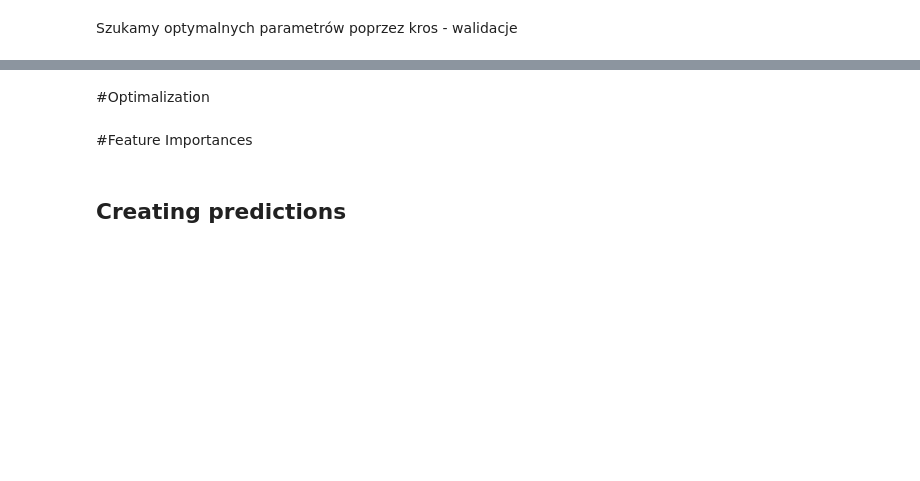
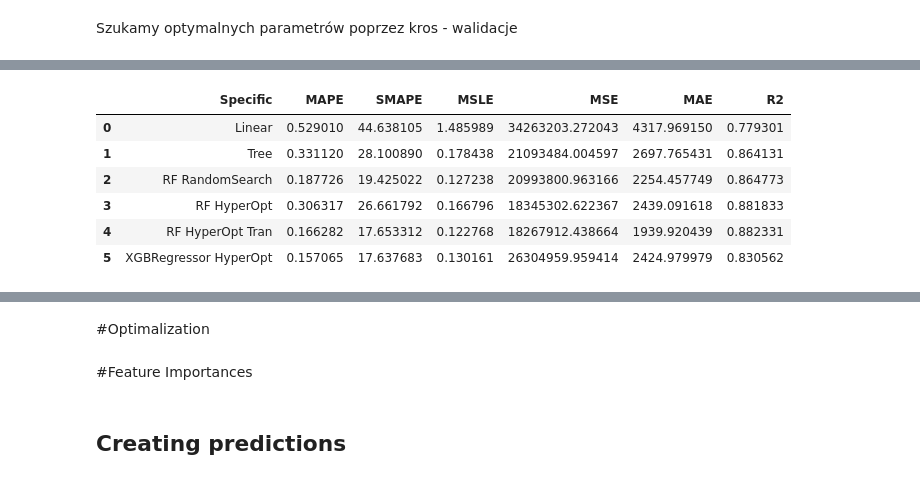
Before and after one commit to infoshareacademy/jdszr9-data_hunters, a Jupyter notebook: Machine Learning - Medical Cost/Main.ipynb, the cells around one changed output, grey strips where cells are left out. Saved outputs shown, nothing was run; the diff lists cells and outputs as text; code cells hidden in the pictures; blank space fills up the shorter version.

Commit message:
Improved displaying

```diff
--- a/Machine Learning - Medical Cost/Main.ipynb
+++ b/Machine Learning - Medical Cost/Main.ipynb
@@ -266,6 +250,14 @@ for modelN in models:
 # %%
-color = (metrics2.MAPE<0.17).map({True: 'background-color: blue', False: ''})
-display(metrics2.style.apply(lambda s: color))
+color = (metrics.MAPE<0.17).map({True: 'background-color: green', False: ''})
+display(metrics.style.apply(lambda s: color))
+# %% [output]
+|  | Specific | MAPE | SMAPE | MSLE | MSE | MAE | R2 |
+| 0 | Linear | 0.529010 | 44.638105 | 1.485989 | 34263203.272043 | 4317.969150 | 0.779301 |
+| 1 | Tree | 0.331120 | 28.100890 | 0.178438 | 21093484.004597 | 2697.765431 | 0.864131 |
+| 2 | RF RandomSearch | 0.187726 | 19.425022 | 0.127238 | 20993800.963166 | 2254.457749 | 0.864773 |
+| 3 | RF HyperOpt | 0.306317 | 26.661792 | 0.166796 | 18345302.622367 | 2439.091618 | 0.881833 |
+| 4 | RF HyperOpt Tran | 0.166282 | 17.653312 | 0.122768 | 18267912.438664 | 1939.920439 | 0.882331 |
+| 5 | XGBRegressor HyperOpt | 0.157065 | 17.637683 | 0.130161 | 26304959.959414 | 2424.979979 | 0.830562 |
 # %%
 metricsDF= metrics.set_index('Specific')
 metricNames=metricsDF.columns
```
Also changed, not shown: parts of 13 cells of this notebook.
